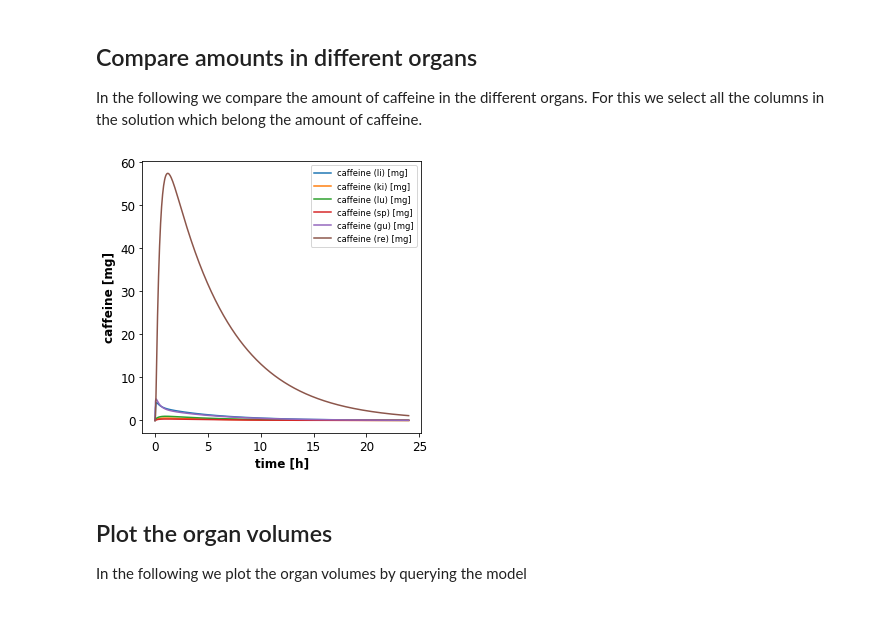
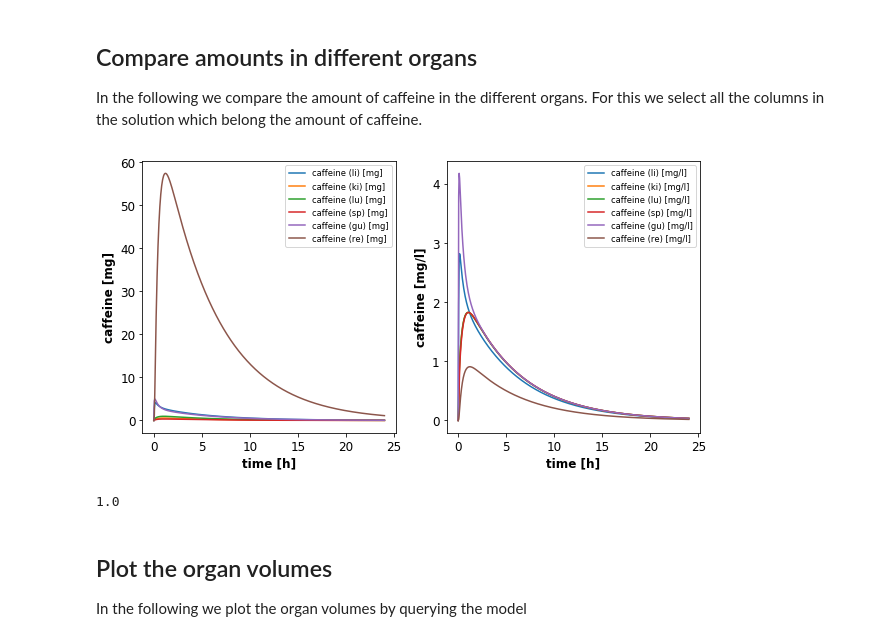
Before and after one commit to matthiaskoenig/pkpd-course, a Jupyter notebook: notebooks/pkpd-tutorial.ipynb, the cells around one changed output. Cells and saved outputs as stored; diff of their text form; code cells hidden in the pictures.

```diff
--- a/notebooks/pkpd-tutorial.ipynb
+++ b/notebooks/pkpd-tutorial.ipynb
@@ -99,21 +118,37 @@ In the following we compare the amount of caffeine in the different organs.
 For this we select all the columns in the solution which belong the amount of caffeine.
 # %%
 # plot caffeine and paraxanthine amounts
-f1, ax1 = plt.subplots(1, 1, figsize=(5,5))
+f1, (ax1, ax2) = plt.subplots(1, 2, figsize=(10,5))
+axes = (ax1, ax2)
 organs = ["li", "ki", "lu", "sp", "gu", "re"]
 
 for organ in organs:
     sid = "A{}_caf".format(organ)
     label = "caffeine ({}) [mg]".format(organ)
     ax1.plot(s.time, s[sid], label=label)
 
+    sid = "C{}_caf".format(organ)
+    label = "caffeine ({}) [mg/l]".format(organ)
+    ax2.plot(s.time, s[sid], label=label)
+
+
 ax1.set_ylabel('caffeine [mg]')
-ax1.set_xlabel('time [h]')
-ax1.legend()
+ax2.set_ylabel('caffeine [mg/l]')
+for ax in axes:
+    ax.set_xlabel('time [h]')
+    ax.legend()
 
 plt.show()
 # %% [output]
-[figure, old version]
+[figure, new version]
+# %%
+r.Vre
+r.PODOSE_caf = 1
+r.FVki = 10
+r.FVki
+r.PODOSE_caf
+# %% [output]
+1.0
 # %% [markdown]
 ## Plot the organ volumes
 In the following we plot the organ volumes by querying the model
```
Also changed, not shown: parts of 4 cells of this notebook.
